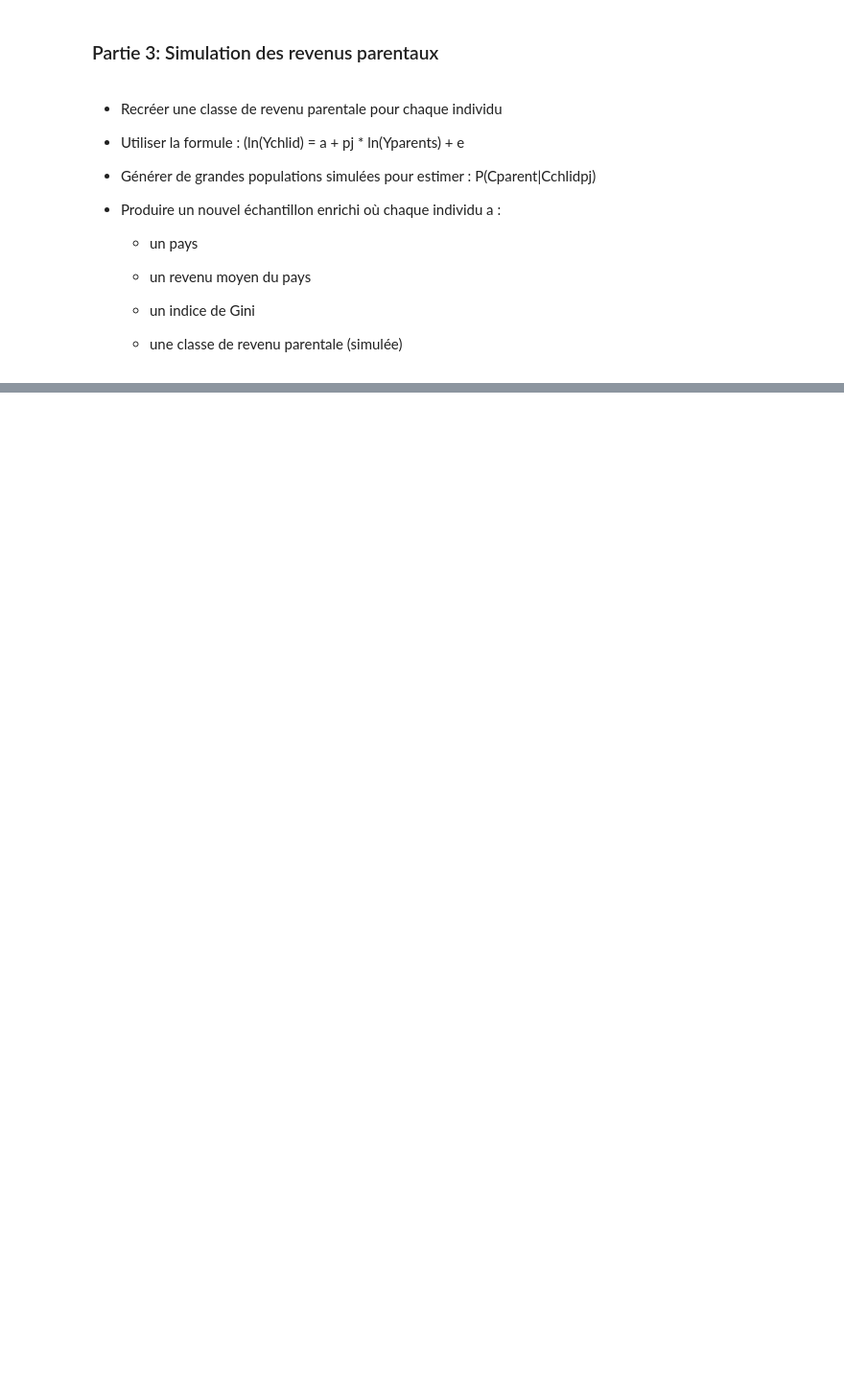
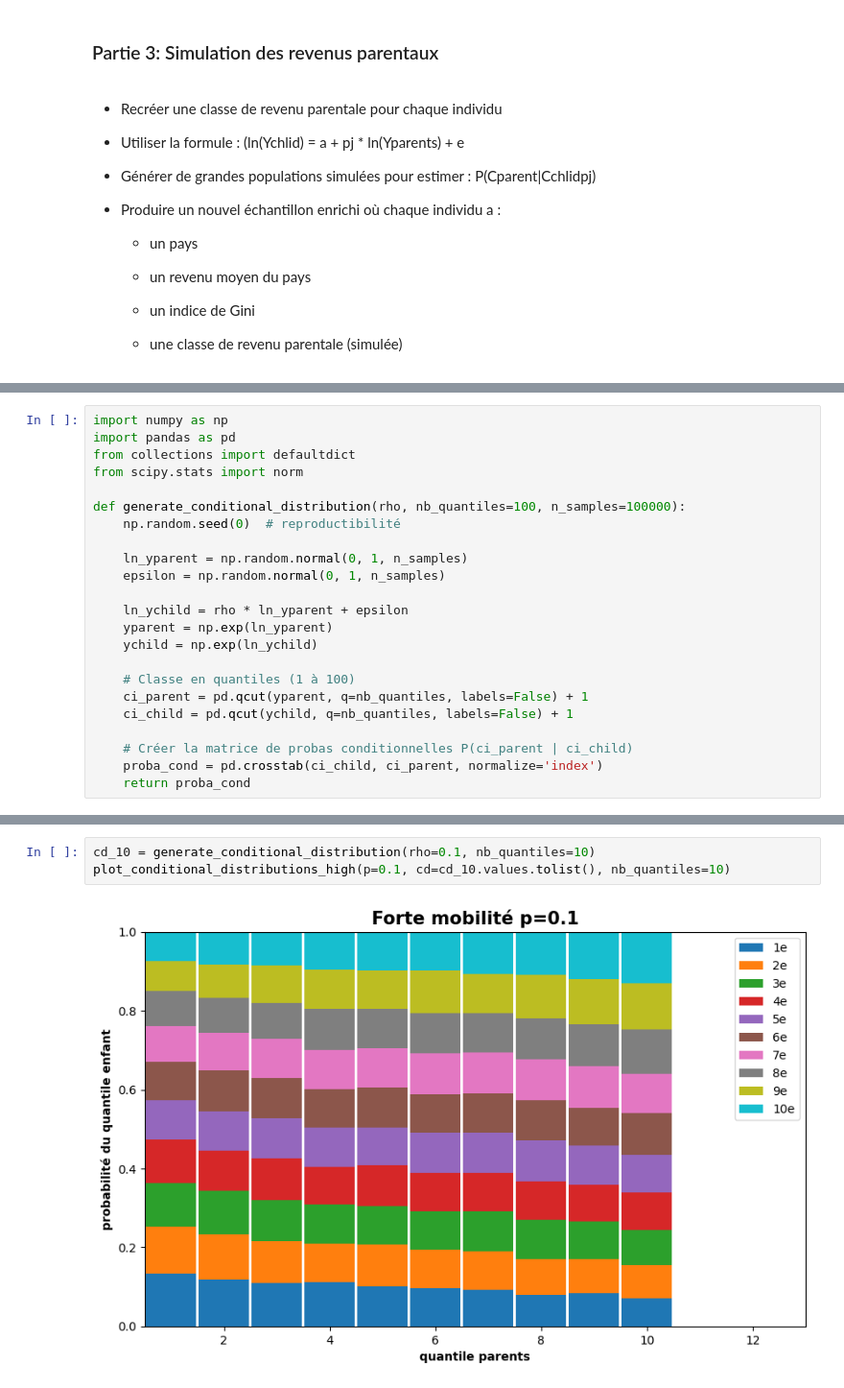
Before and after one commit to dinaglamshowroom/projet-data_oc, a Jupyter notebook: Projet_7.ipynb, the cells around one changed output, grey strips where cells are left out. Shown at 96% size. Drawn from its saved outputs; the diff is of its cells as text; blank space fills up the shorter version.

```diff
--- a/Projet_7.ipynb
+++ b/Projet_7.ipynb
@@ -1959,0 +2144,23 @@ plt.show()
+# %%
+import numpy as np
+import pandas as pd
+from collections import defaultdict
+from scipy.stats import norm
+
+def generate_conditional_distribution(rho, nb_quantiles=100, n_samples=100000):
+    np.random.seed(0)  # reproductibilité
+
+    ln_yparent = np.random.normal(0, 1, n_samples)
+    epsilon = np.random.normal(0, 1, n_samples)
+
+    ln_ychild = rho * ln_yparent + epsilon
+    yparent = np.exp(ln_yparent)
+    ychild = np.exp(ln_ychild)
+
+    # Classe en quantiles (1 à 100)
+    ci_parent = pd.qcut(yparent, q=nb_quantiles, labels=False) + 1
+    ci_child = pd.qcut(ychild, q=nb_quantiles, labels=False) + 1
+
+    # Créer la matrice de probas conditionnelles P(ci_parent | ci_child)
+    proba_cond = pd.crosstab(ci_child, ci_parent, normalize='index')
+    return proba_cond
@@ -1959,0 +2224,5 @@ plt.show()
+# %%
+cd_10 = generate_conditional_distribution(rho=0.1, nb_quantiles=10)
+plot_conditional_distributions_high(p=0.1, cd=cd_10.values.tolist(), nb_quantiles=10)
+# %% [output]
+[figure, added]
```
Also changed, not shown: parts of 28 cells of this notebook.
